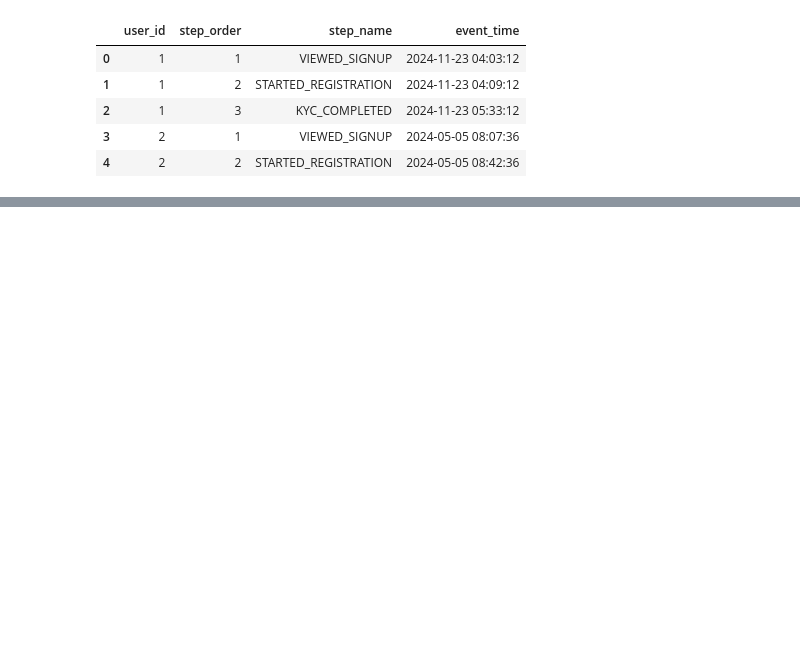
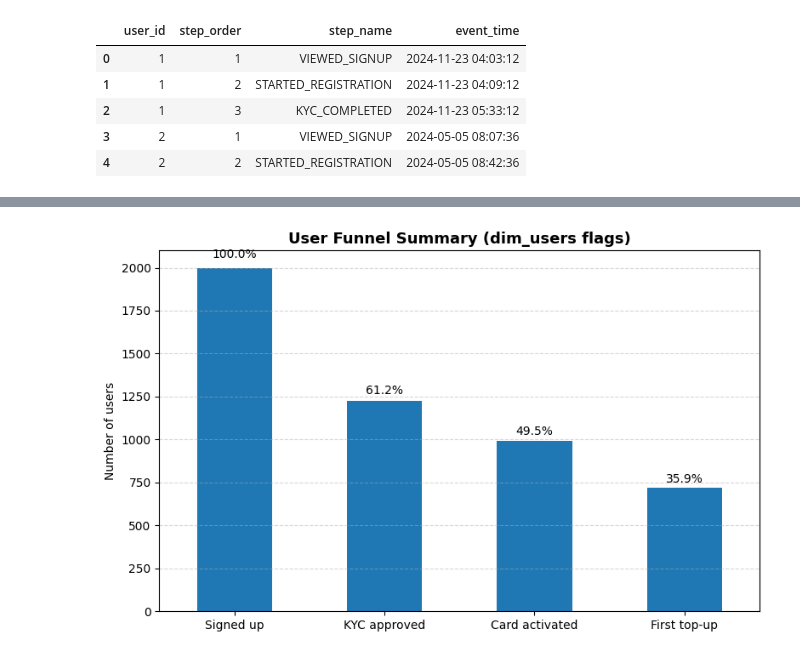
Before and after one commit to sadzo/revolut-growth-analytics, a Jupyter notebook: notebooks/onboarding_funnel_analysis.ipynb, the cells around one changed output, grey strips where cells are left out. Saved outputs shown, nothing was run; the diff lists cells and outputs as text; code cells hidden in the pictures; blank space fills up the shorter version.

```diff
--- a/notebooks/onboarding_funnel_analysis.ipynb
+++ b/notebooks/onboarding_funnel_analysis.ipynb
@@ -53,0 +309,77 @@ fct_funnel.head()
+# %%
+# =====================================================================
+# Visual 4: High-level funnel summary using dim_users flags
+#
+# Tables used:
+# - dim_users: one row per user with boolean flags like:
+#   has_kyc_approved, has_card_activated, has_topup
+#
+# Business questions answered:
+# - Overall, how many users:
+#   • pass KYC
+#   • activate a card
+#   • perform at least one top-up
+#
+# Intuition:
+# - This is a user-level funnel based on final states, not individual events.
+# - It complements the event-level funnel from fct_funnel.
+#
+# How this could be made more advanced:
+# - Compute funnels per country, device, or marketing channel.
+# - Add revenue metrics for each funnel stage.
+# =====================================================================
+
+# Compute counts for each stage using boolean flags
+total_signups = len(dim_users)
+kyc_approved = dim_users["has_kyc_approved"].sum()
+card_activated = dim_users["has_card_activated"].sum()
+topup_users = dim_users["has_topup"].sum()
+
+# Build a small Series with funnel counts
+user_funnel_counts = pd.Series(
+    {
+        "Signed up": total_signups,
+        "KYC approved": kyc_approved,
+        "Card activated": card_activated,
+        "First top-up": topup_users,
+    }
+)
+
+# Create bar chart
+plt.figure(figsize=(8, 5))
+ax = user_funnel_counts.plot(kind="bar")
+
+# Titles and labels
+ax.set_title("User Funnel Summary (dim_users flags)", fontsize=13, fontweight="bold")
+ax.set_ylabel("Number of users")
+ax.set_xlabel("")
+plt.xticks(rotation=0)
+
+# Use the first bar as baseline for % labels
+baseline = user_funnel_counts.iloc[0]
+
+# Add percentage labels above bars (share of signed-up users)
+for i, v in enumerate(user_funnel_counts):
+    pct = v / baseline * 100
+    ax.text(
+        i,
+        v * 1.02,
+        f"{pct:.1f}%",
+        ha="center",
+        va="bottom",
+        fontsize=10,
+    )
+
+# Add horizontal grid lines
+ax.grid(axis="y", linestyle="--", alpha=0.5)
+
+# Clean layout
+plt.tight_layout()
+
+# Save visual for README
+plt.savefig(images_dir / "04_funnel_dim_users.png", dpi=200, bbox_inches="tight")
+
+# Show plot
+plt.show()
+# %% [output]
+[figure, added]
```
Also changed, not shown: parts of 10 cells of this notebook, 13 other files.
